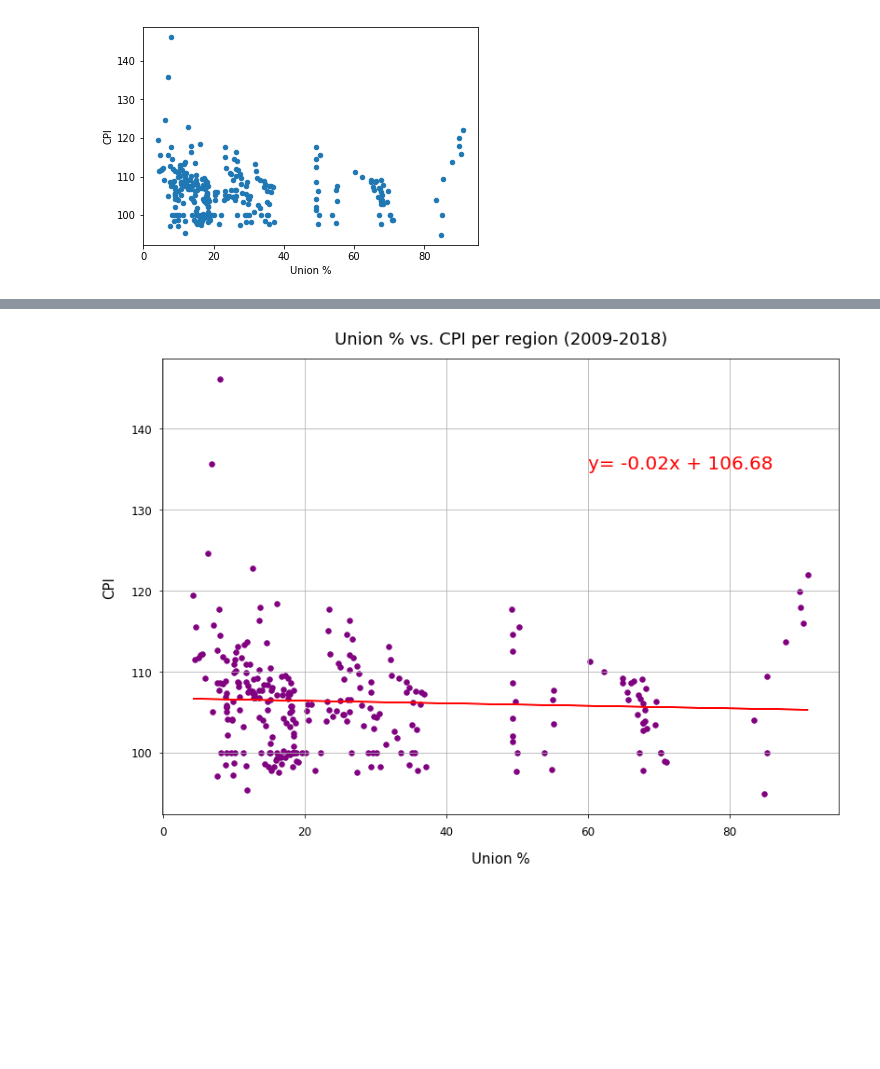
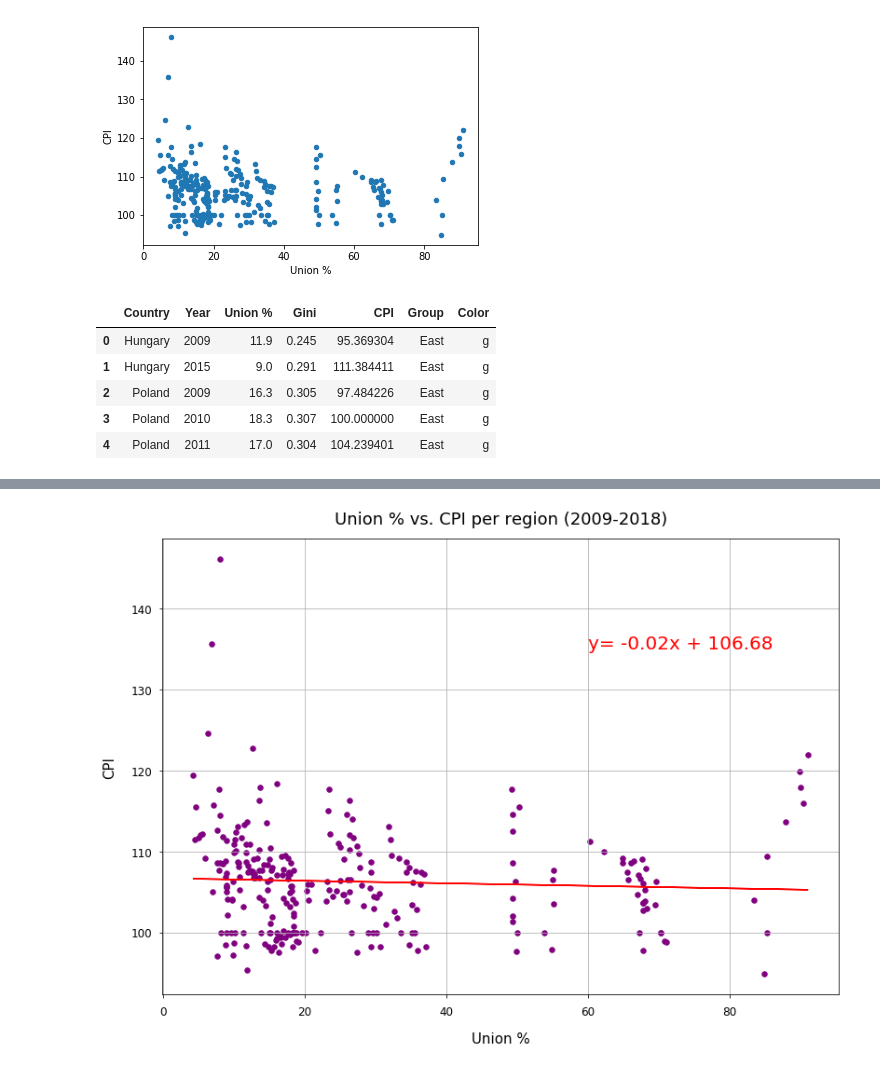
Before and after one commit to Simon-Xu-Lan/Data-Project-1-Income-Inequality, a Jupyter notebook: Tricia_code.ipynb, the cells around one changed output, grey strips where cells are left out. Cells and saved outputs as stored; diff of their text form; code cells hidden in the pictures; blank space fills up the shorter version.

```diff
--- a/Tricia_code.ipynb
+++ b/Tricia_code.ipynb
@@ -240,3 +240,31 @@ cleaned.plot.scatter(x="Union %", y="CPI")
 # %% [output]
 <matplotlib.axes._subplots.AxesSubplot at 0x...>
 [figure]
+# %%
+for index, row in cleaned.iterrows():
+    if row["Country"] in west:
+        cleaned.loc[index,"Group"] = "West"
+        cleaned.loc[index,"Color"] = "b"
+    if row["Country"] in east:
+        cleaned.loc[index,"Group"] = "East"
+        cleaned.loc[index,"Color"] = "g"
+    if row["Country"] in scandinavian:
+        cleaned.loc[index,"Group"] = "Scandinavia"
+        cleaned.loc[index,"Color"] = "r"
+    if row["Country"] in us:
+        cleaned.loc[index,"Group"] = "US"
+        cleaned.loc[index,"Color"] = "p"
+    if row["Country"] in asia:
+        cleaned.loc[index,"Group"] = "Asia"
+        cleaned.loc[index,"Color"] = "y"
+    if row["Country"] in latin:
+        cleaned.loc[index,"Group"] = "Latin"
+        cleaned.loc[index,"Color"] = "t"
+cleaned.head()
+# %% [output]
+|  | Country | Year | Union % | Gini | CPI | Group | Color |
+| 0 | Hungary | 2009 | 11.9 | 0.245 | 95.369304 | East | g |
+| 1 | Hungary | 2015 | 9.0 | 0.291 | 111.384411 | East | g |
+| 2 | Poland | 2009 | 16.3 | 0.305 | 97.484226 | East | g |
+| 3 | Poland | 2010 | 18.3 | 0.307 | 100.000000 | East | g |
+| 4 | Poland | 2011 | 17.0 | 0.304 | 104.239401 | East | g |
```
Also changed, not shown: parts of 11 cells of this notebook, 1 other file.
